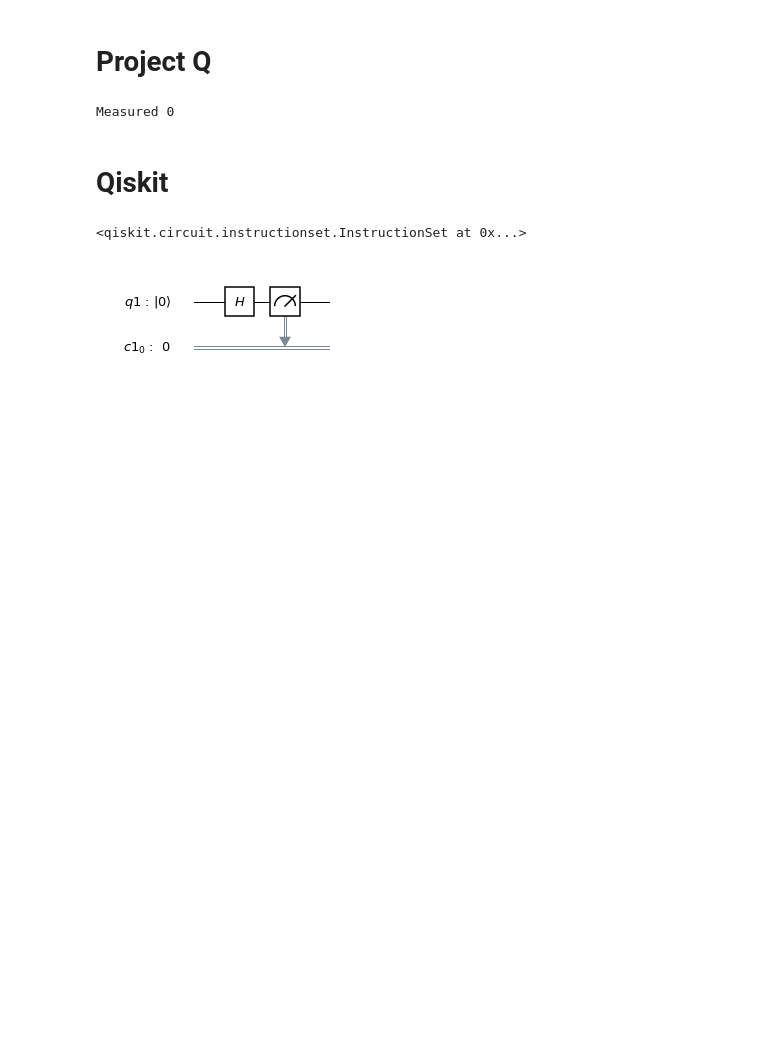
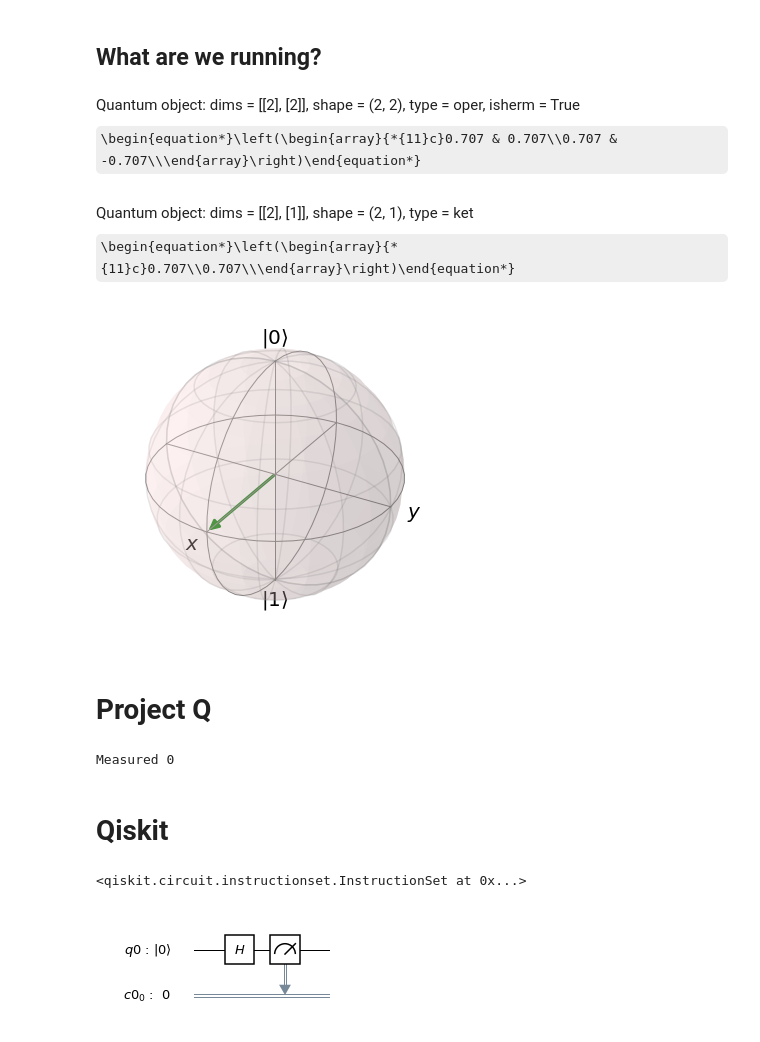
Before and after one commit to guenp/qp101, a Jupyter notebook: H(ello world) in 5 languages.ipynb, the cells around one changed output. Cells and saved outputs as stored; diff of their text form; code cells hidden in the pictures; some formulas as TeX source; blank space fills up the shorter version.

```diff
--- a/H(ello world) in 5 languages.ipynb
+++ b/H(ello world) in 5 languages.ipynb
@@ -12,0 +14,2 @@ import numpy as np
+# %% [markdown]
+## What are we running?
@@ -13,3 +18,27 @@ import numpy as np
+# %%
+snot()
+# %% [output]
+Quantum object: dims = [[2], [2]], shape = (2, 2), type = oper, isherm = True\begin{equation*}\left(\begin{array}{*{11}c}0.707 & 0.707\\0.707 & -0.707\\\end{array}\right)\end{equation*}
+# %%
+snot() * basis(2, 0)
+# %% [output]
+Quantum object: dims = [[2], [1]], shape = (2, 1), type = ket\begin{equation*}\left(\begin{array}{*{11}c}0.707\\0.707\\\end{array}\right)\end{equation*}
+# %%
+from qutip import Bloch, basis
+import pylab as pl
+from matplotlib import animation, rc
+from IPython.display import HTML
+import numpy as np
+
+fig = pl.figure(figsize=(6, 6))
+ax = fig.add_subplot(111, projection='3d')
+
+b = Bloch(fig=fig, axes=ax)
+state = snot() * basis(2, 0)
+b.add_states(state)
+b.render(fig=fig, axes=ax)
+# %% [output]
+[figure, added]
 # %% [markdown]
 # Project Q
 # %%
```
Also changed, not shown: parts of 9 cells of this notebook, 1 other file.
